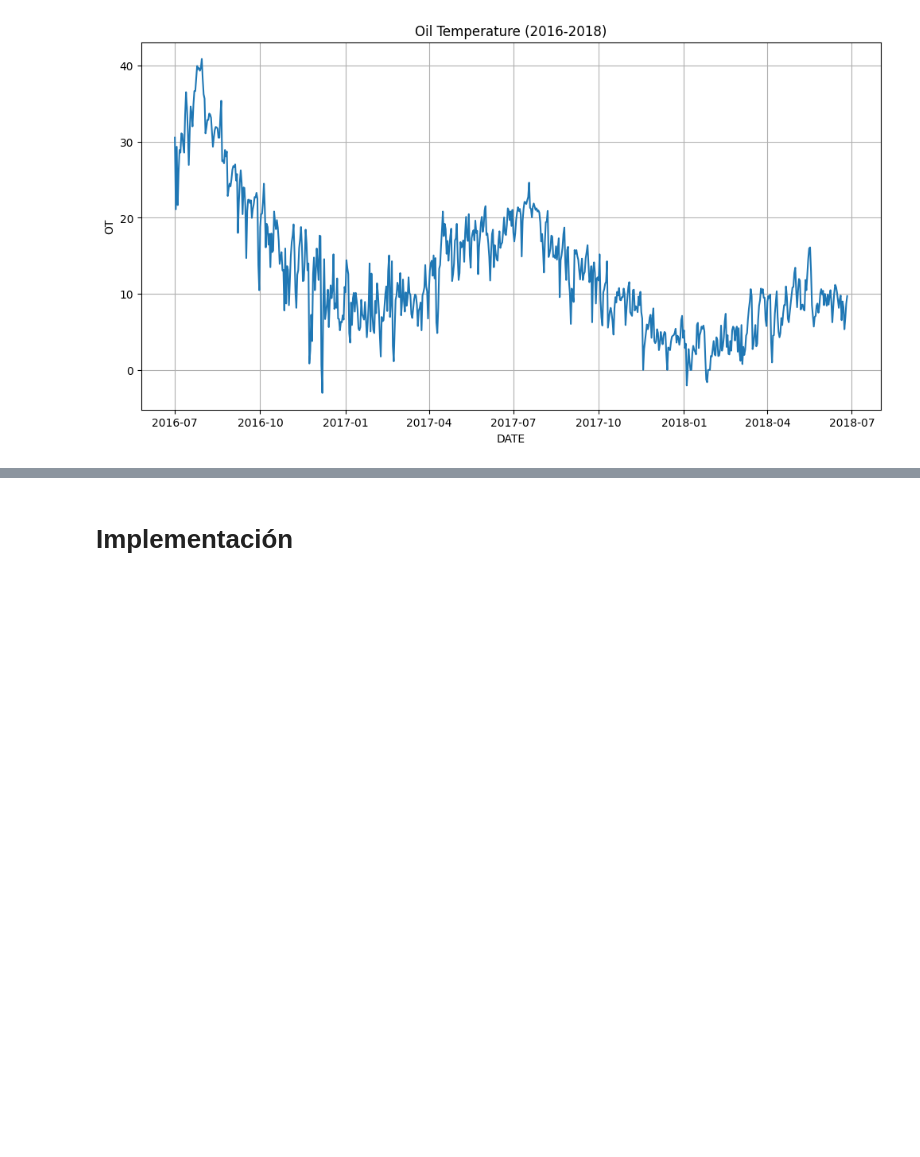
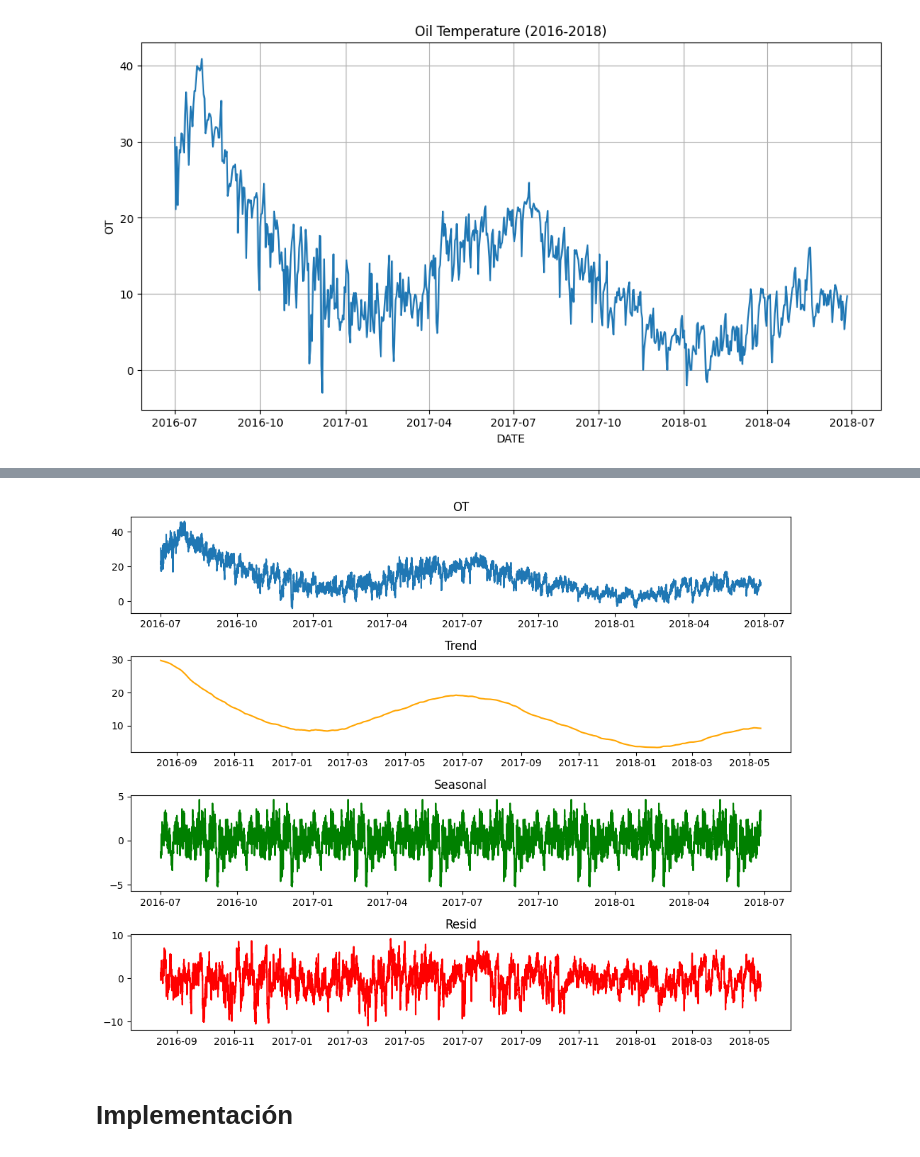
Before and after one commit to Dass-19/LTSF, a Jupyter notebook: LTSF.ipynb, the cells around one changed output, grey strips where cells are left out. Saved outputs shown, nothing was run; the diff lists cells and outputs as text; code cells hidden in the pictures; blank space fills up the shorter version.

Commit message:
First model

```diff
--- a/LTSF.ipynb
+++ b/LTSF.ipynb
@@ -103,2 +112,27 @@ plt.show()
+# %%
+decomposition = seasonal_decompose(ETTh1['OT'], model='additive', period=2160)
+# %%
+plt.figure(figsize=(10, 8))
+
+plt.subplot(4, 1, 1)
+plt.plot(ETTh1['OT'])
+plt.title("OT")
+
+plt.subplot(4, 1, 2)
+plt.plot(decomposition.trend, color='orange')
+plt.title("Trend")
+
+plt.subplot(4, 1, 3)
+plt.plot(decomposition.seasonal, color='green')
+plt.title("Seasonal")
+
+plt.subplot(4, 1, 4)
+plt.plot(decomposition.resid, color='red')
+plt.title("Resid")
+
+plt.tight_layout()
+plt.show()
+# %% [output]
+[figure, added]
 # %% [markdown]
 # Implementación
```
Also changed, not shown: parts of 8 cells of this notebook.
